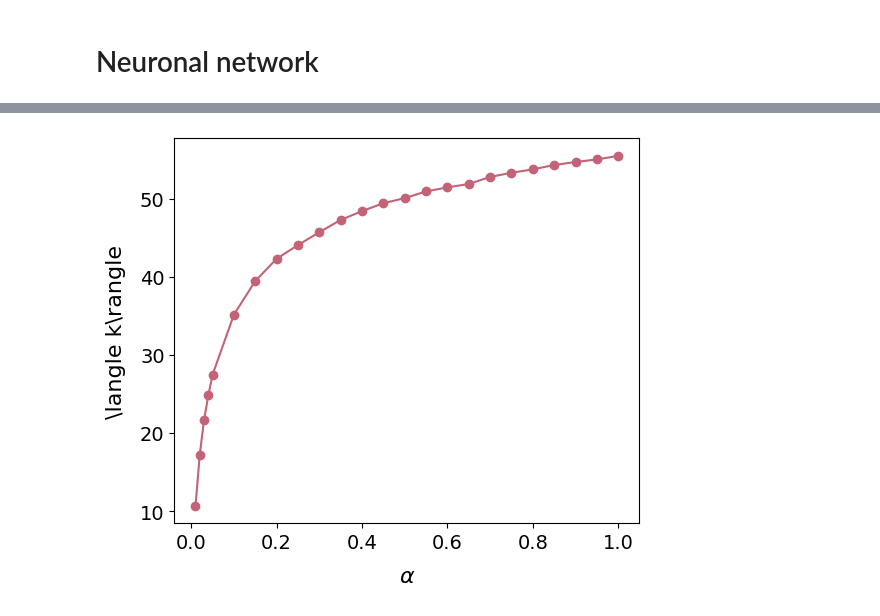
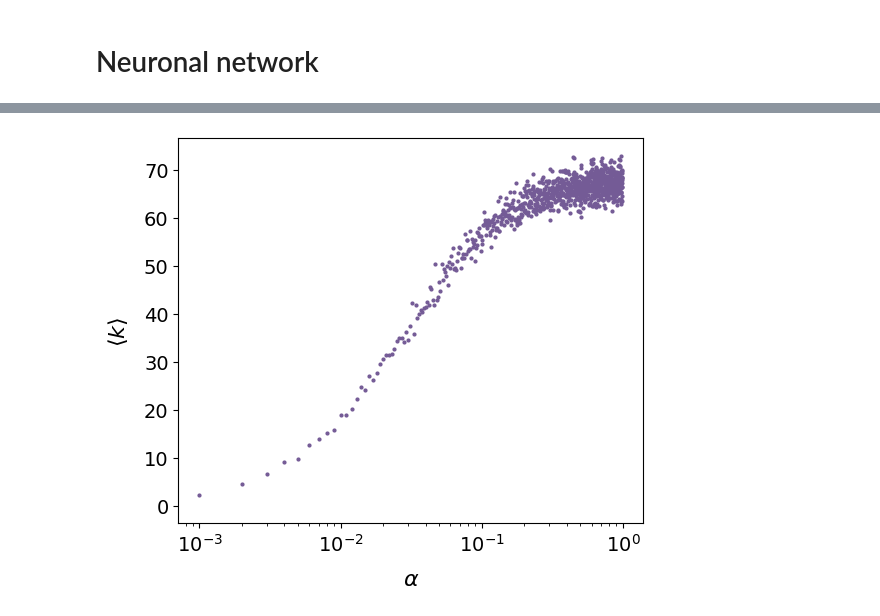
Before and after one commit to underDD/TFM, a Jupyter notebook: plots.ipynb, the cells around one changed output, grey strips where cells are left out. Drawn from its saved outputs; the diff is of its cells as text; code cells hidden in the pictures.

```diff
--- a/plots.ipynb
+++ b/plots.ipynb
@@ -149,34 +151,43 @@ plt.show()
 # %%
-alpha = [0.01,0.02,0.03,0.04,0.05, 0.10, 0.15, 0.20, 0.25, 0.30, 0.35, 0.40, 0.45, 0.50, 0.55, 0.60, 0.65, 0.70, 0.75, 0.80, 0.85, 0.90, 0.95, 1.00]
-filenames = [f'networks/adjacency_matrix_a{a:.2f}.txt' for a in alpha]
+import numpy as np
+import matplotlib.pyplot as plt
+import os
+
+import numpy as np
+
+def read_adj_01txt(path, N=500):
+    with open(path, "r") as f:
+        lines = [line.strip() for line in f if line.strip()]
+    if len(lines) != N:
+        raise ValueError(f"{path}: {len(lines)} líneas, esperado {N}")
+    # convierte caracteres '0'/'1' a uint8
+    A = np.frombuffer(("".join(lines)).encode("ascii"), dtype=np.uint8) - ord('0')
+    return A.reshape(N, N)
+
+
+
+alpha = np.arange(0, 0.99, 0.0010)
+filenames = [f'networks/adjacency_matrix_a{a:.4f}.txt' for a in alpha]
+filenames = [f for f in filenames if os.path.exists(f)]
 degrees = []
-CGS = []
-def adj_to_graph(adj_df):
-    arr = adj_df.values.astype(int).copy()
-    np.fill_diagonal(arr, 0)
-    return nx.from_numpy_array(arr)
-
-G = adj_to_graph(adjacency_matrix)
+stds = []
 
 for file in filenames:
-    adjacency_matrix = pd.read_csv(file, header=None, sep='\\s+')
-    degree_distribution = adjacency_matrix.sum(axis=1)
-    CG = nx.connected_components(nx.from_numpy_array(adjacency_matrix.values))
-    CG_sizes = [len(c) for c in CG]
-    CGS.append(np.max(CG_sizes))
-    mean = degree_distribution.mean()
-    degrees.append(mean)
-    std = degree_distribution.std()
-
-plt.figure(figsize=(6,5))
-# plt.errorbar(alpha, degrees, yerr=std, fmt='o', color=sunset2(0.5), ecolor=sunset2(0.2), capsize=5, label='Mean Degree with Std Dev')
-plt.plot(alpha, degrees, marker='o', linestyle='-', color=sunset2(0.5))
-# plt.plot(alpha, CGS, marker='s', linestyle='--', color=sunset2(0.8))
-plt.xlabel(r'$\alpha$', fontsize = 16, labelpad = 10)
-plt.ylabel(r'\langle k\rangle', fontsize = 16, labelpad = 10)
-plt.xticks(fontsize = 14)
-plt.yticks(fontsize = 14)
-plt.show()
+    A = read_adj_01txt(file, N=500)
+    np.fill_diagonal(A, 0)
+    deg = A.sum(axis=1)
+    degrees.append(deg.mean())
+    stds.append(deg.std())
-# %% [output]
-[figure, removed]
+# %%
+plt.figure(figsize=(6,5))
+plt.plot(alpha, degrees, marker = 'o', markersize = 2, linestyle='-', lw = 0, color = sunset2(0.3))
+plt.xlabel(r'$\alpha$', fontsize=16, labelpad=10)
+plt.ylabel(r'$\langle k\rangle$', fontsize=16, labelpad=10)
+plt.xscale('log')
+plt.xticks(fontsize=14)
+plt.yticks(fontsize=14)
+# plt.xlim(0, 0.3)
+plt.show()
+# %% [output]
+[figure, added]
 # %%
```
Also changed, not shown: parts of 3 cells of this notebook, 53 other files.
